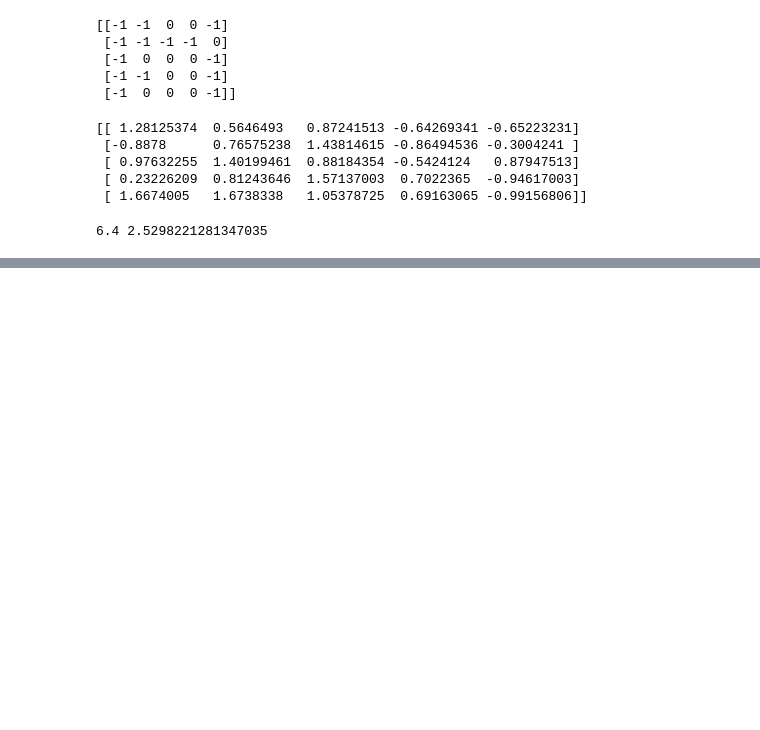
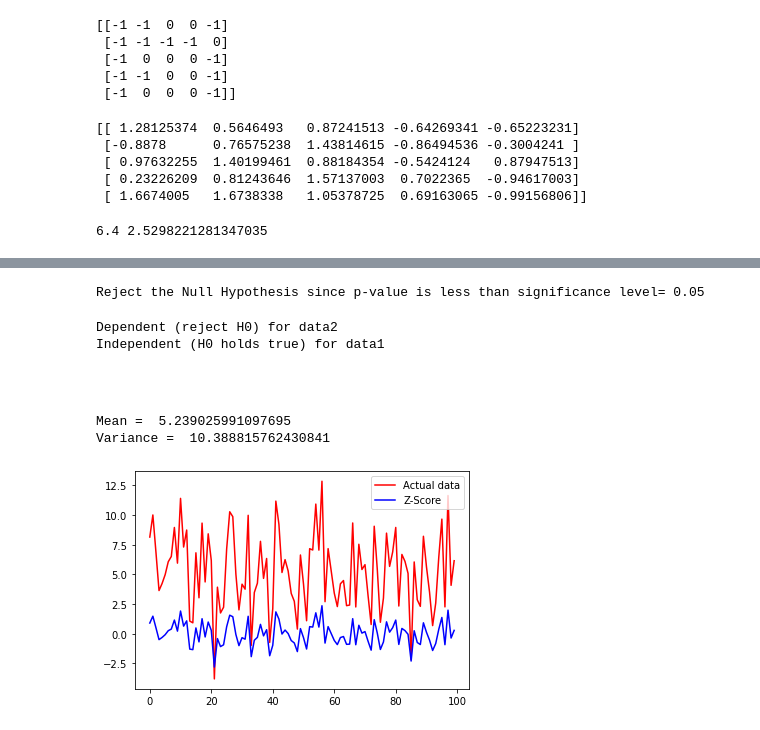
Before and after one commit to Bsarma90/Composite-Analytics, a Jupyter notebook: BootCamp-Session-1.ipynb, the cells around one changed output, grey strips where cells are left out. Cells and saved outputs as stored; diff of their text form; code cells hidden in the pictures; blank space fills up the shorter version.

```diff
--- a/BootCamp-Session-1.ipynb
+++ b/BootCamp-Session-1.ipynb
@@ -144,0 +101,67 @@ Independent (H0 holds true) for data1
+# %%
+##########Doing paired sample T-test for the following data
+Before_Course=[44,40,61,52,32,44,70,41,67,72,53,72]
+After_Course=[53,38,69,57,46,39,73,48,73,74,60,78]
+import pandas as pd
+import math
+Data=pd.DataFrame((zip(Before_Course, After_Course)), columns = ['Before', 'After'])
+Diff=Data['Before']-Data['After']
+import statistics
+Mean=statistics.mean(Diff)
+Stdev=statistics.stdev(Diff, xbar = Mean)
+n=Data.shape[0]
+t_statistic=Mean/(Stdev/math.sqrt(n))
+dof=n-1
+import scipy.stats
+p=scipy.stats.t.sf(abs(t_statistic), df=dof)*2
+alpha=0.05
+if p<alpha:
+    print("Reject the Null Hypothesis since p-value is less than significance level=",alpha)
+else:
+    print("Cannot reject the Null Hypothesis")
+# %% [output]
+Reject the Null Hypothesis since p-value is less than significance level= 0.05
+# %%
+#################Chi-Square Test#########################################
+from scipy.stats import chi2_contingency
+data1 = [[207, 282, 241], [234, 242, 232]]
+data2 = [[100, 200, 300], [50, 60, 70]]
+stat, p, dof, expected = chi2_contingency(data2)
+alpha = 0.05
+if p <= alpha:
+    print('Dependent (reject H0) for data2')
+else:
+    print('Independent (H0 holds true) for data2')
+stat, p, dof, expected = chi2_contingency(data1)
+if p <= alpha:
+    print('Dependent (reject H0) for data1')
+else:
+    print('Independent (H0 holds true) for data1')
+# %% [output]
+Dependent (reject H0) for data2
+Independent (H0 holds true) for data1
+# %% [markdown]
+##
+# %%
+########Generate Normal Distribution and store data into csv file
+from numpy import random
+import numpy as np
+import pandas as pd
+import math
+df = pd.DataFrame(np.random.normal(loc=5, scale=4,size=100),columns = ['x'])
+df.to_csv("normal.csv")
+data=pd.read_csv('normal.csv')
+data=data.loc[:,"x"]
+print("Mean = ",data.mean())
+print("Variance = ",data.var())
+z_score=(data-data.mean())/math.sqrt(data.var())
+from matplotlib import pyplot as plt
+
+plt.plot(data,label="Actual data",color='red')
+plt.plot(z_score,label="Z-Score",color='blue')
+plt.legend()
+plt.show()
+# %% [output]
+Mean =  5.239025991097695
+Variance =  10.388815762430841
+[figure, added]
```
Also changed, not shown: parts of 5 cells of this notebook.
